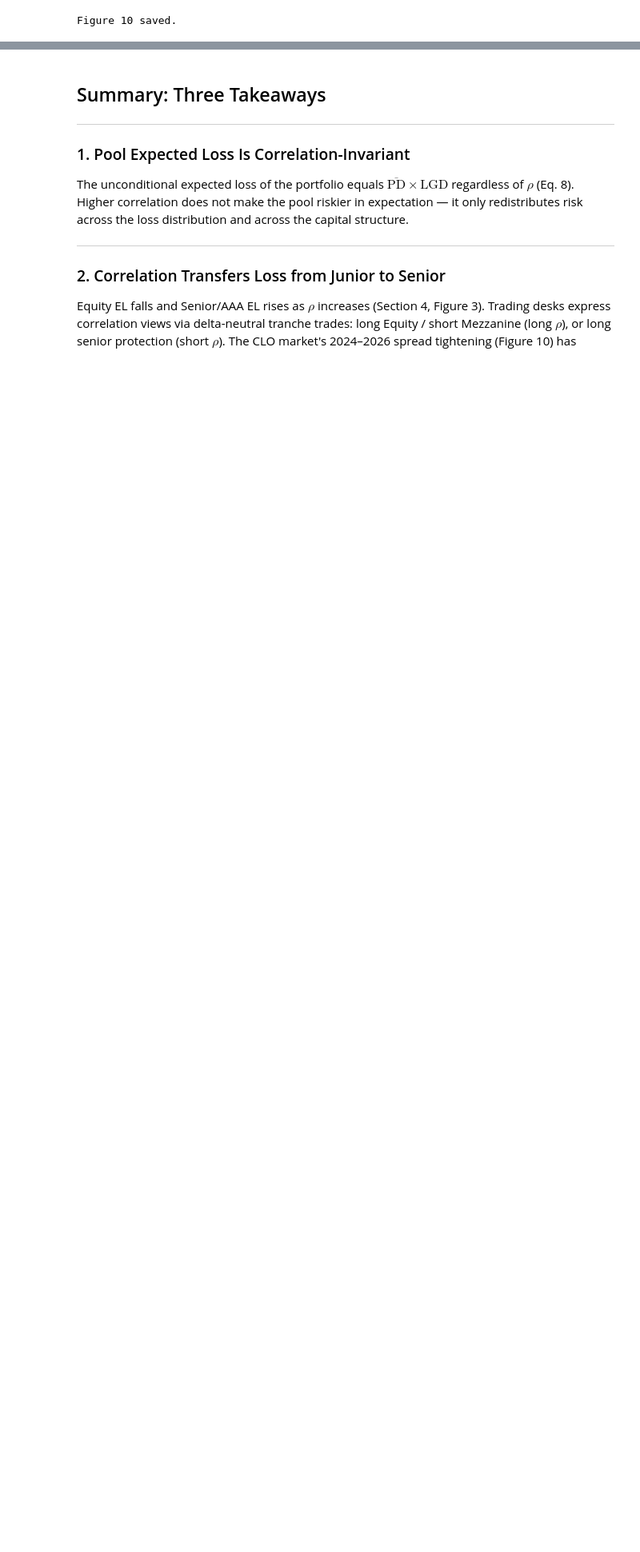
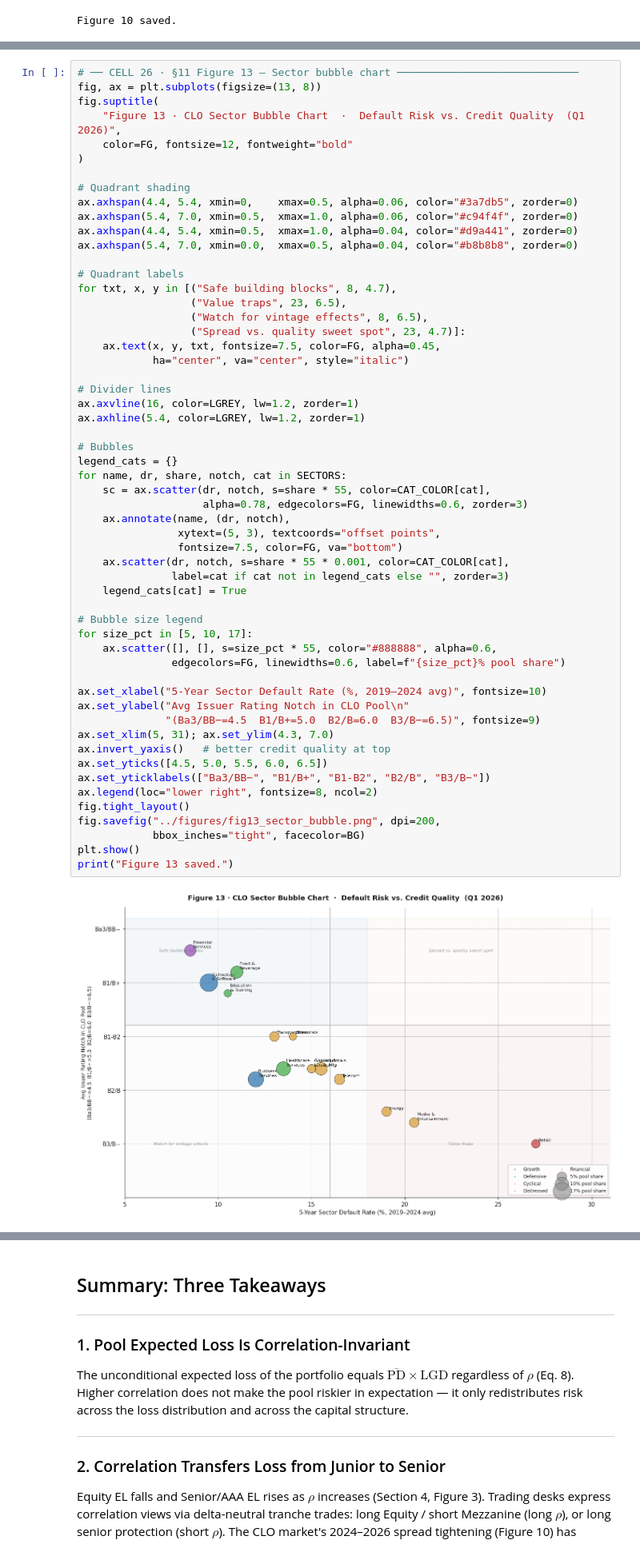
Before and after one commit to ZinuoS/WaterfallSim, a Jupyter notebook: notebooks/copula_monte_carlo.ipynb, the cells around one changed output, grey strips where cells are left out. Shown at 80% size. Drawn from its saved outputs; the diff is of its cells as text; blank space fills up the shorter version.

```diff
--- a/notebooks/copula_monte_carlo.ipynb
+++ b/notebooks/copula_monte_carlo.ipynb
@@ -878,0 +1166,58 @@ Figure 10 saved.
+# %%
+# ── CELL 26 · §11 Figure 13 — Sector bubble chart ─────────────────────────────
+fig, ax = plt.subplots(figsize=(13, 8))
+fig.suptitle(
+    "Figure 13 · CLO Sector Bubble Chart  ·  Default Risk vs. Credit Quality  (Q1 2026)",
+    color=FG, fontsize=12, fontweight="bold"
+)
+
+# Quadrant shading
+ax.axhspan(4.4, 5.4, xmin=0,    xmax=0.5, alpha=0.06, color="#3a7db5", zorder=0)
+ax.axhspan(5.4, 7.0, xmin=0.5,  xmax=1.0, alpha=0.06, color="#c94f4f", zorder=0)
+ax.axhspan(4.4, 5.4, xmin=0.5,  xmax=1.0, alpha=0.04, color="#d9a441", zorder=0)
+ax.axhspan(5.4, 7.0, xmin=0.0,  xmax=0.5, alpha=0.04, color="#b8b8b8", zorder=0)
+
+# Quadrant labels
+for txt, x, y in [("Safe building blocks", 8, 4.7),
+                  ("Value traps", 23, 6.5),
+                  ("Watch for vintage effects", 8, 6.5),
+                  ("Spread vs. quality sweet spot", 23, 4.7)]:
+    ax.text(x, y, txt, fontsize=7.5, color=FG, alpha=0.45,
+            ha="center", va="center", style="italic")
+
+# Divider lines
+ax.axvline(16, color=LGREY, lw=1.2, zorder=1)
+ax.axhline(5.4, color=LGREY, lw=1.2, zorder=1)
+
+# Bubbles
+legend_cats = {}
+for name, dr, share, notch, cat in SECTORS:
+    sc = ax.scatter(dr, notch, s=share * 55, color=CAT_COLOR[cat],
+                    alpha=0.78, edgecolors=FG, linewidths=0.6, zorder=3)
+    ax.annotate(name, (dr, notch),
+                xytext=(5, 3), textcoords="offset points",
+                fontsize=7.5, color=FG, va="bottom")
+    ax.scatter(dr, notch, s=share * 55 * 0.001, color=CAT_COLOR[cat],
+               label=cat if cat not in legend_cats else "", zorder=3)
+    legend_cats[cat] = True
+
+# Bubble size legend
+for size_pct in [5, 10, 17]:
+    ax.scatter([], [], s=size_pct * 55, color="#888888", alpha=0.6,
+               edgecolors=FG, linewidths=0.6, label=f"{size_pct}% pool share")
+
+ax.set_xlabel("5-Year Sector Default Rate (%, 2019–2024 avg)", fontsize=10)
+ax.set_ylabel("Avg Issuer Rating Notch in CLO Pool\n"
+              "(Ba3/BB−=4.5  B1/B+=5.0  B2/B=6.0  B3/B−=6.5)", fontsize=9)
+ax.set_xlim(5, 31); ax.set_ylim(4.3, 7.0)
+ax.invert_yaxis()   # better credit quality at top
+ax.set_yticks([4.5, 5.0, 5.5, 6.0, 6.5])
+ax.set_yticklabels(["Ba3/BB−", "B1/B+", "B1-B2", "B2/B", "B3/B−"])
+ax.legend(loc="lower right", fontsize=8, ncol=2)
+fig.tight_layout()
+fig.savefig("../figures/fig13_sector_bubble.png", dpi=200,
+            bbox_inches="tight", facecolor=BG)
+plt.show()
+print("Figure 13 saved.")
+# %% [output]
+[figure, added]
```
Also changed, not shown: parts of 12 cells of this notebook, 13 other files.
